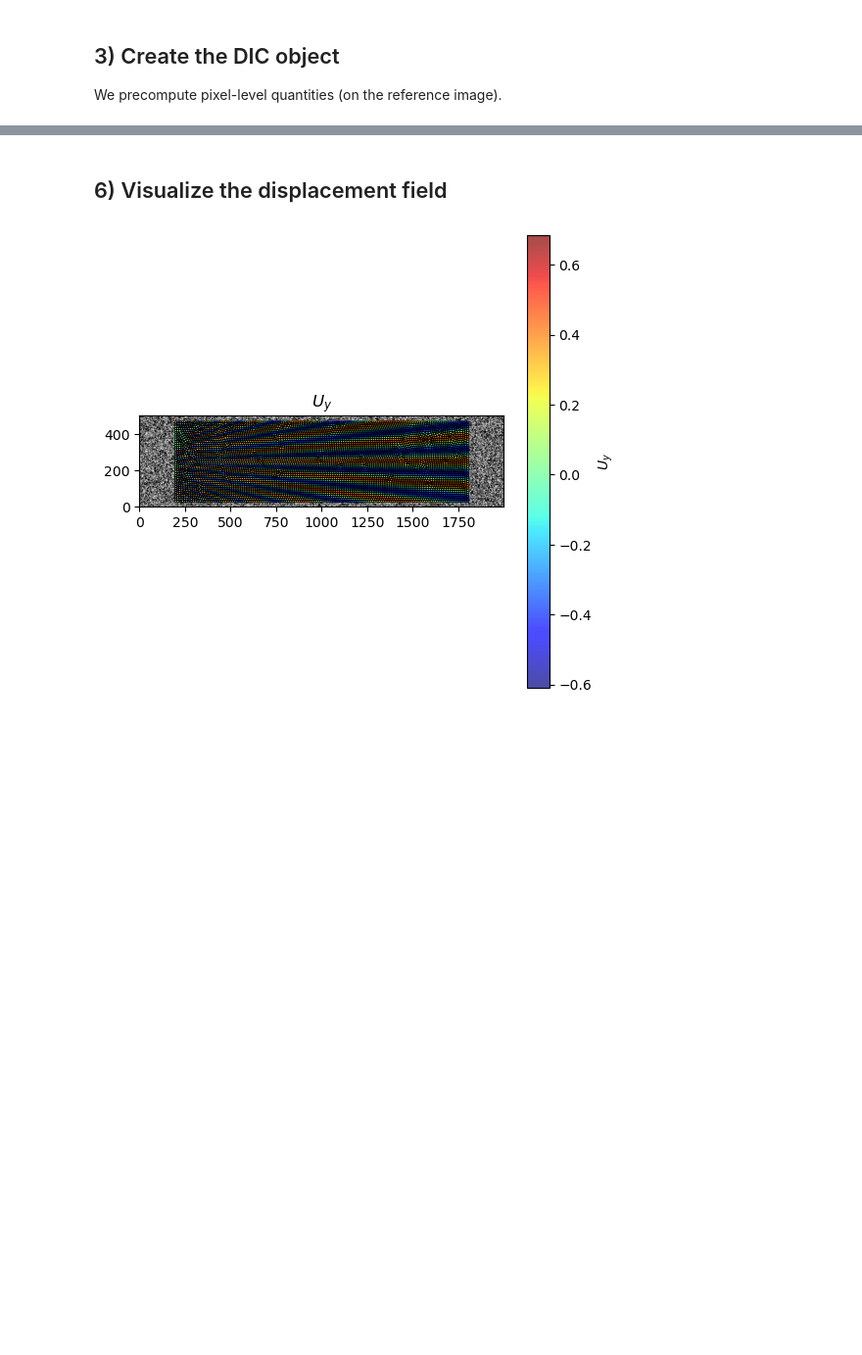
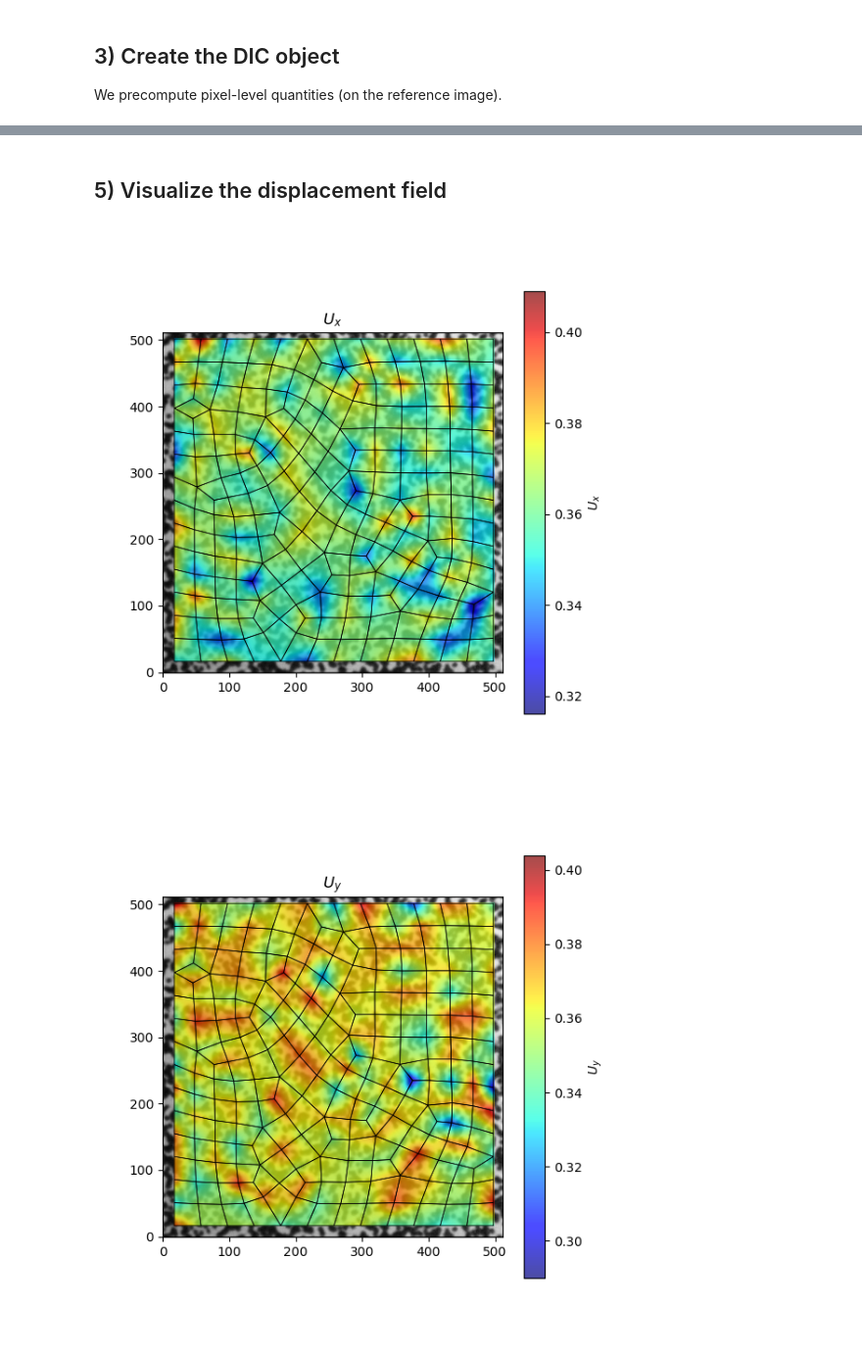
Before and after one commit to EmileRouxSMB/D2IC, a Jupyter notebook: doc/00_Validation.ipynb, the cells around one changed output, grey strips where cells are left out. Shown at 98% size. Saved outputs shown, nothing was run; the diff lists cells and outputs as text; code cells hidden in the pictures; blank space fills up the shorter version.

Commit message:
Validation test

```diff
--- a/doc/00_Validation.ipynb
+++ b/doc/00_Validation.ipynb
@@ -41,21 +44,21 @@ The autoreload extension is already loaded. To reload it, use:
 repo_root = None
 current = Path.cwd().resolve()
 for candidate in (current, *current.parents):
-    img_root = candidate / "doc" / "img" / "Star1NoNoise"
+    img_root = candidate / "doc" / "img" / "Sample3"
     if img_root.exists():
         repo_root = candidate
         break
 if repo_root is None:
     raise FileNotFoundError(
-        "Could not locate the repository root (doc/img/Star1NoNoise folder missing)."
+        "Could not locate the repository root (doc/img/Sample3 folder missing)."
     )
 
-img_dir = repo_root / "doc" / "img" / "Star1NoNoise"
+img_dir = repo_root / "doc" / "img" / "Sample3"
 out_dir = Path("./_outputs")
 out_dir.mkdir(exist_ok=True)
 
-im_ref = imread(img_dir / "DIC_Challenge_Wave_Reference_NoiseFree.tif").astype(np.float32)
-im_def = imread(img_dir / "DIC_Challenge_Wave_Deformed_NoiseFree.tif").astype(np.float32)
+im_ref = imread(img_dir / "Sample3 Reference.tif").astype(np.float32)
+im_def = imread(img_dir / "Sample3-004 X0.40 Y0.40 N2 C0 R0.tif").astype(np.float32)
 mask = imread(img_dir / "roi.tif")[:,:,0]
 
 print("im_ref:", im_ref.shape, im_ref.dtype)
@@ -83,10 +86,10 @@ mask : (501, 2000) uint8
 The mesh is generated once and reused in subsequent runs.
 # %%
 mask_path = img_dir / "roi.tif"
-mesh_path = out_dir / "Star1NoNoise_validation_roi_mesh_40px.msh"
+mesh_path = out_dir / "roi_mesh.msh"
 
 
-mesh_path_generated = generate_roi_mesh(mask_path, element_size=12.0, msh_path=str(mesh_path))
+mesh_path_generated = generate_roi_mesh(mask_path, element_size=40., msh_path=str(mesh_path))
 if mesh_path_generated is None:
     raise RuntimeError("Mesh generation failed.")
 mesh_path = Path(mesh_path_generated)
@@ -172,11 +130,11 @@ Pixelwise solve with spring regularization (`reg_type="spring"`).
 displacement, history = dic.run_dic(
     im_ref,
     im_def,
-    disp_guess=disp_guess,
-    max_iter=5000,
+    disp_guess=None,
+    max_iter=400,
     tol=1e-3,
     reg_type="spring",
-    alpha_reg=0.01,
+    alpha_reg=1e-4,
 )
 
 hist = np.asarray(history)
@@ -212,13 +170,16 @@ Last state: [2.24263263e+00 9.96458228e-04]
 # %% [markdown]
-## 6) Visualize the displacement field
+## 5) Visualize the displacement field
 # %%
 plotter = DICPlotter(
     background_image=im_def,
     displacement=np.asarray(displacement),
     dic_object=dic,
 )
 
-fig, _ = plotter.plot_displacement_component("Uy", image_alpha=0.7)
+fig, _ = plotter.plot_displacement_component("Ux", image_alpha=0.7,plotmesh=True )
 plt.show()
+fig, _ = plotter.plot_displacement_component("Uy", image_alpha=0.7,plotmesh=True )
+plt.show()
 # %% [output]
-[figure, old version]
+[figure, new version]
+[figure, added]
```
Also changed, not shown: parts of 15 cells of this notebook, 1 other file.
